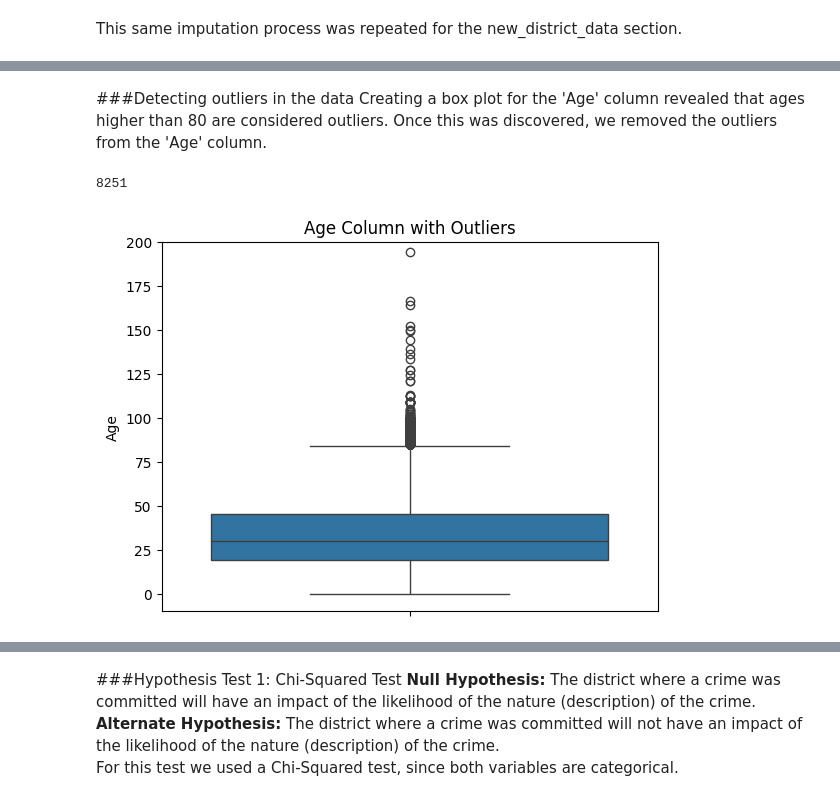
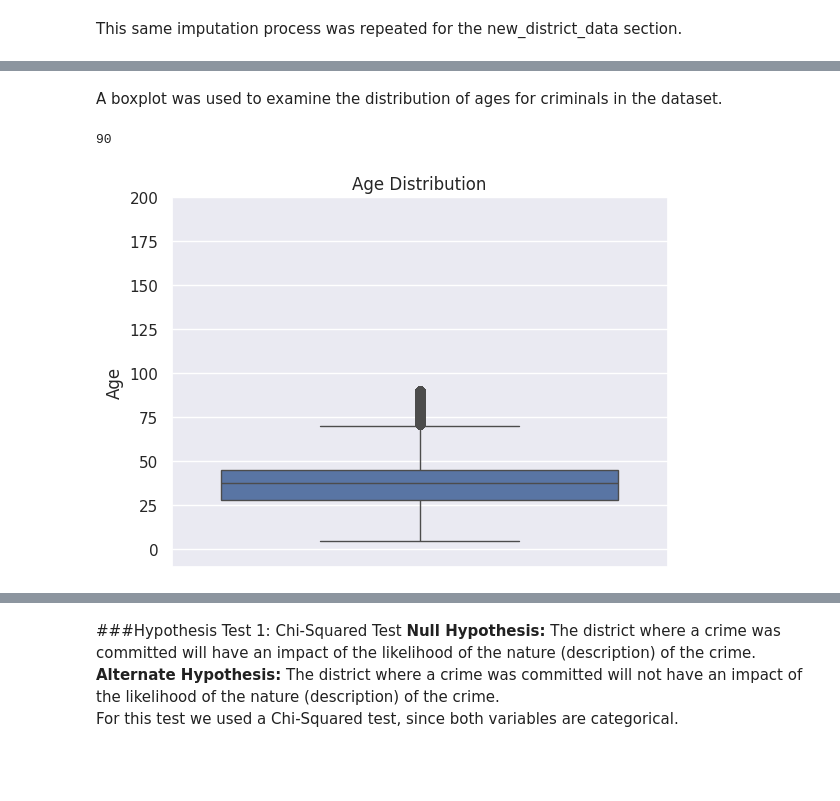
Before and after one commit to mariap13/CMSC320-FinalProject, a Jupyter notebook: CMSC320_Final_Project_MP_KRT.ipynb, the cells around one changed output, grey strips where cells are left out. Drawn from its saved outputs; the diff is of its cells as text; code cells hidden in the pictures; blank space fills up the shorter version.

```diff
--- a/CMSC320_Final_Project_MP_KRT.ipynb
+++ b/CMSC320_Final_Project_MP_KRT.ipynb
@@ -378,6 +335,6 @@ We removed the x and y columns since we don't plan on using them to map data poi
 # %%
-#remove x, y, total_incidents columns
-crime_data.drop(['Total_Incidents'], axis=1, inplace=True)
+#remove Latitude, Longitude, x, y, total_incidents columns
+crime_data.drop(['Latitude', 'Longitude','Total_Incidents', 'x', 'y'], axis=1, inplace=True)
 crime_data.head()
 # %% [output]
 |  | RowID | CCNumber | CrimeCode | Description | Inside_Outside | Weapon | Post | Gender | Age | ... |
@@ -425,0 +382,8 @@ Once we cleaned features of the crime data, we examined trends within and across
+# %%
+print("Different types of CrimecCodes:", crime_data['CrimeCode'].unique(), '\n')
+print("Different types of Crime Description:", crime_data['Description'].unique(), '\n')
+print("Different types of Weapons:", crime_data['Weapon'].unique(), '\n')
+
+# Dropping CrimeCodes
+crime_data.drop(['CrimeCode'], axis=1, inplace=True)
+crime_data.head()
@@ -425,0 +417,12 @@ Once we cleaned features of the crime data, we examined trends within and across
+# %%
+print("Race:", crime_data['Race'].unique(), '\n')
+print("Ethnicity:", crime_data['Ethnicity'].unique(), '\n')
+# unknown_race_hispanic = crime_data[(crime_data['Race'] == 'UNKNOWN') & (crime_data['Ethnicity'] == 'HISPANIC_OR_LATINO')]
+# Replace NaN values with 'UNKNOWN' and assign them back to the dataframe
+crime_data['Race'] = crime_data['Race'].fillna('UNKNOWN')
+crime_data['Ethnicity'] = crime_data['Ethnicity'].fillna('UNKNOWN')
+# Combine Race and Ethnicity into a new column
+crime_data['Race_Ethnicity'] = crime_data['Race'] + '_' + crime_data['Ethnicity']
+print(crime_data['Race_Ethnicity'].unique())
+
+crime_data.head()
@@ -426 +476,4 @@ Once we cleaned features of the crime data, we examined trends within and across
+# %%
+# Set original df to the imputed copy
+df = crime_data
 # %%
@@ -449,14 +502,14 @@ Name: count, dtype: int64
-# %% [markdown]
-###Detecting outliers in the data
-Creating a box plot for the 'Age' column revealed that ages higher than 80 are considered outliers. Once this was discovered, we removed the outliers from the 'Age' column.<br />
+# %% [markdown]
+A boxplot was used to examine the distribution of ages for criminals in the dataset.
 # %%
 import seaborn as sns
 import matplotlib.pyplot as plt
-sns.boxplot(crime_data['Age'])
-print(str(crime_data['Age'].max()))
+sns.set(font_scale=1)
+sns.boxplot(df['Age'])
+print(str(df['Age'].max()))
 plt.ylim(-10, 200)
-plt.title(f'Age Column with Outliers')
+plt.title(f'Age Distribution')
 plt.show()
 # %% [output]
-8251
+90
-[figure, old version]
+[figure, new version]
```
Also changed, not shown: parts of 59 cells of this notebook.
